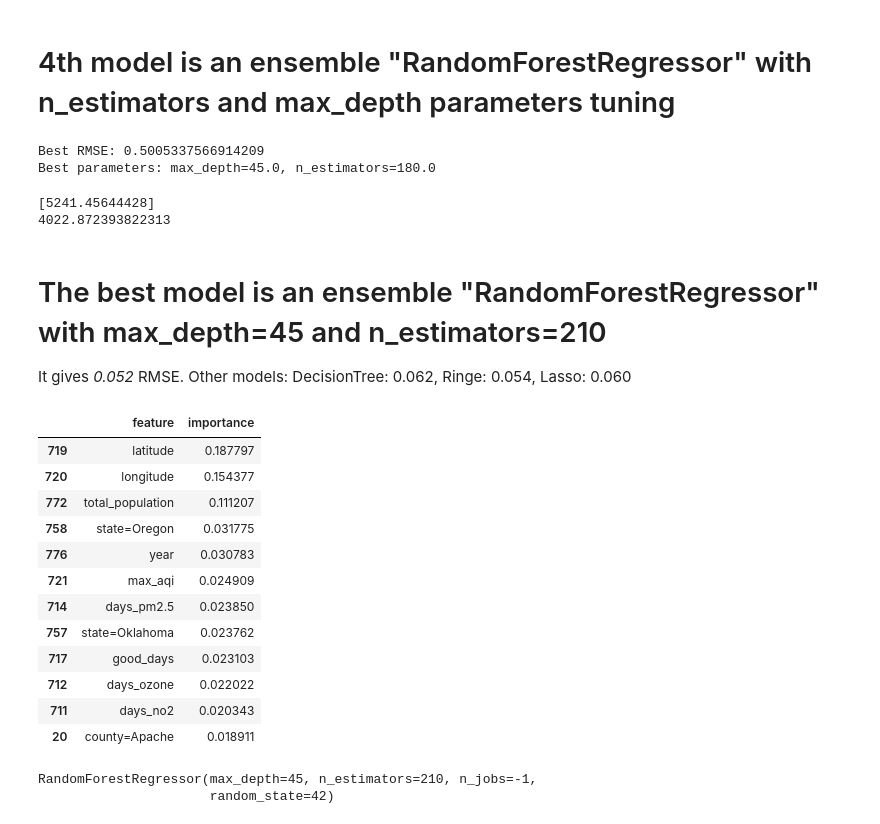
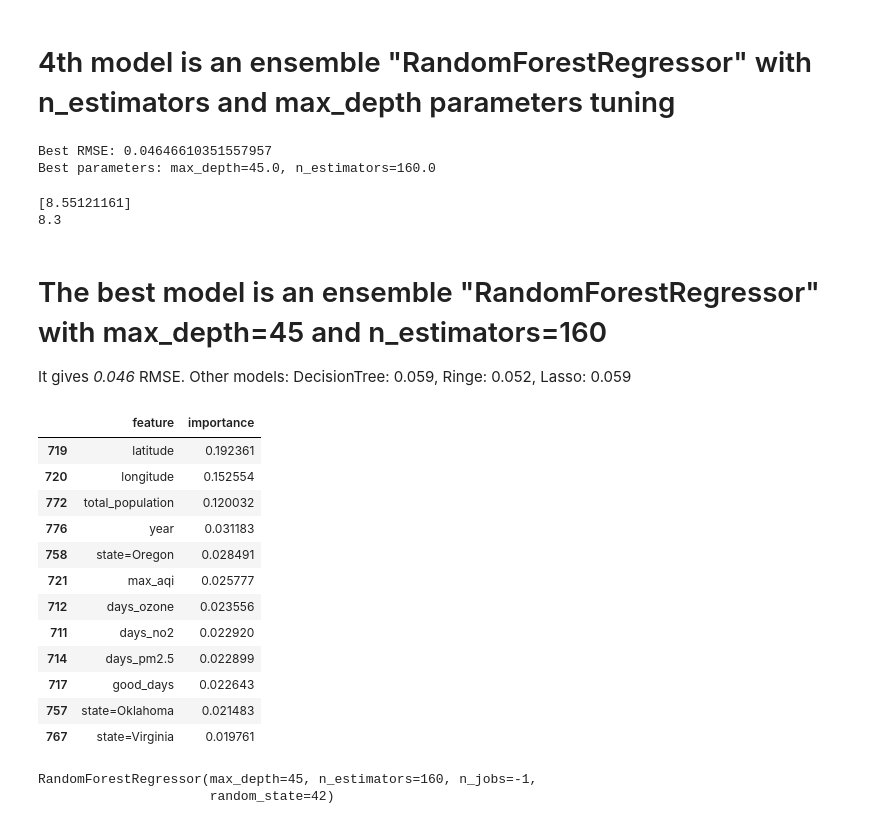
Before and after one commit to adikusum4/Machine-Learning-zoomcamp, a Jupyter notebook: 07-mid-project/notebook.ipynb, the cells around one changed output. Drawn from its saved outputs; the diff is of its cells as text; code cells hidden in the pictures.

```diff
--- a/07-mid-project/notebook.ipynb
+++ b/07-mid-project/notebook.ipynb
@@ -828,22 +825,3 @@ print(len(df_test))
 1738
 580
 580
-# %%
-df_full_train, df_test = train_test_split(df_merged, test_size=0.2, random_state=42)
-df_train, df_val = train_test_split(df_full_train, test_size=0.25, random_state=42)
-
-df_train = df_train.reset_index(drop=True)
-df_val = df_val.reset_index(drop=True)
-df_test = df_test.reset_index(drop=True)
-
-y_train = df_train.casthma_adjprev.values
-y_val = df_val.casthma_adjprev.values
-y_test = df_test.casthma_adjprev.values
-
-del df_train['casthma_adjprev']
-del df_val['casthma_adjprev']
-del df_test['casthma_adjprev']
-
-print(len(df_train))
-print(len(df_val))
-print(len(df_test))
@@ -1098,8 +1070,8 @@ best_score_row = df_scores.loc[df_scores['rmse'].idxmin()]
 print(f"Best RMSE: {best_score_row['rmse']}")
 print(f"Best parameters: max_depth={best_score_row['max_depth']}, n_estimators={best_score_row['n_estimators']}")
 # %% [output]
-Best RMSE: 0.5005337566914209
-Best parameters: max_depth=45.0, n_estimators=180.0
+Best RMSE: 0.04646610351557957
+Best parameters: max_depth=45.0, n_estimators=160.0
 # %%
 # Let's test our model with data from test dataset (just one example).
 test_dicts = df_test.iloc[6].to_dict()
@@ -1108,37 +1080,37 @@ y_pred = rfr.predict(X_test)
 print(np.expm1(y_pred))
 print(np.expm1(y_test[6]))
 # %% [output]
-[5241.45644428]
-4022.872393822313
+[8.55121161]
+8.3
 # %% [markdown]
-# The best model is an ensemble "RandomForestRegressor" with max_depth=45 and n_estimators=210
-It gives *0.052* RMSE.
-Other models: DecisionTree: 0.062, Ringe: 0.054, Lasso: 0.060
+# The best model is an ensemble "RandomForestRegressor" with max_depth=45 and n_estimators=160
+It gives *0.046* RMSE.
+Other models: DecisionTree: 0.059, Ringe: 0.052, Lasso: 0.059
 # %%
 #EDA: Feature importance analysis.
 # %%
-fr = RandomForestRegressor(n_estimators=210, max_depth=45,
+fr = RandomForestRegressor(n_estimators=160, max_depth=45,
                            random_state=42, n_jobs=-1)
 fr.fit(X_train, y_train)
 
 df_importances = pd.DataFrame()
 df_importances['feature'] = dv.get_feature_names_out()
 df_importances['importance'] = fr.feature_importances_
 df_importances.sort_values(by='importance', ascending=False).head(12)
 # %% [output]
 |  | feature | importance |
-| 719 | latitude | 0.187797 |
-| 720 | longitude | 0.154377 |
-| 772 | total_population | 0.111207 |
-| 758 | state=Oregon | 0.031775 |
-| 776 | year | 0.030783 |
-| 721 | max_aqi | 0.024909 |
-| 714 | days_pm2.5 | 0.023850 |
-| 757 | state=Oklahoma | 0.023762 |
-| 717 | good_days | 0.023103 |
-| 712 | days_ozone | 0.022022 |
-| 711 | days_no2 | 0.020343 |
-| 20 | county=Apache | 0.018911 |
+| 719 | latitude | 0.192361 |
+| 720 | longitude | 0.152554 |
+| 772 | total_population | 0.120032 |
+| 776 | year | 0.031183 |
+| 758 | state=Oregon | 0.028491 |
+| 721 | max_aqi | 0.025777 |
+| 712 | days_ozone | 0.023556 |
+| 711 | days_no2 | 0.022920 |
+| 714 | days_pm2.5 | 0.022899 |
+| 717 | good_days | 0.022643 |
+| 757 | state=Oklahoma | 0.021483 |
+| 767 | state=Virginia | 0.019761 |
 # %%
 # Let's save our best model and dictionary for "RandomForestRegressor"
 model_file = 'model1.bin'
@@ -1152,5 +1124,5 @@ with open(dv_file, 'wb') as f_out:
 
 fr
 # %% [output]
-RandomForestRegressor(max_depth=45, n_estimators=210, n_jobs=-1,
+RandomForestRegressor(max_depth=45, n_estimators=160, n_jobs=-1,
                       random_state=42)
```
Also changed, not shown: parts of 16 cells of this notebook, 7 other files.
